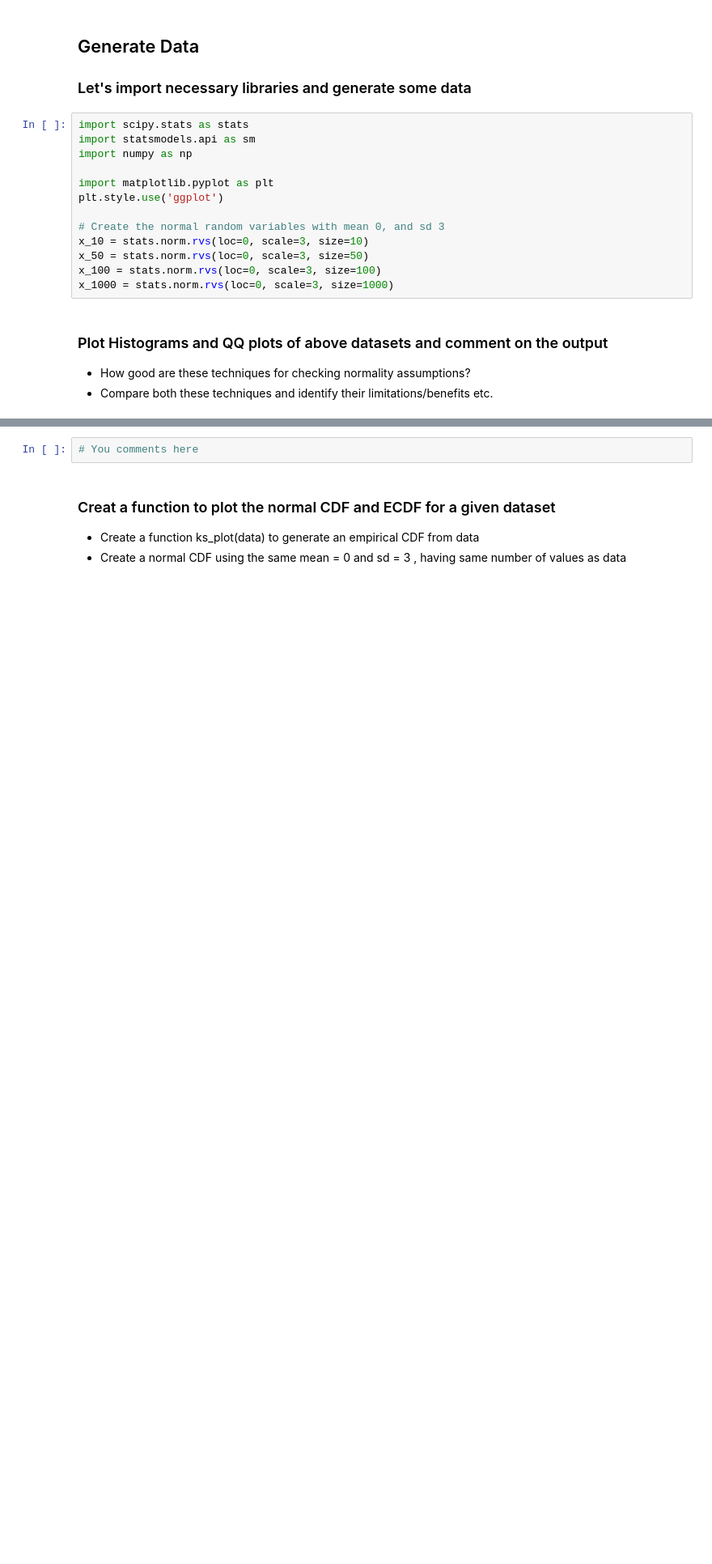
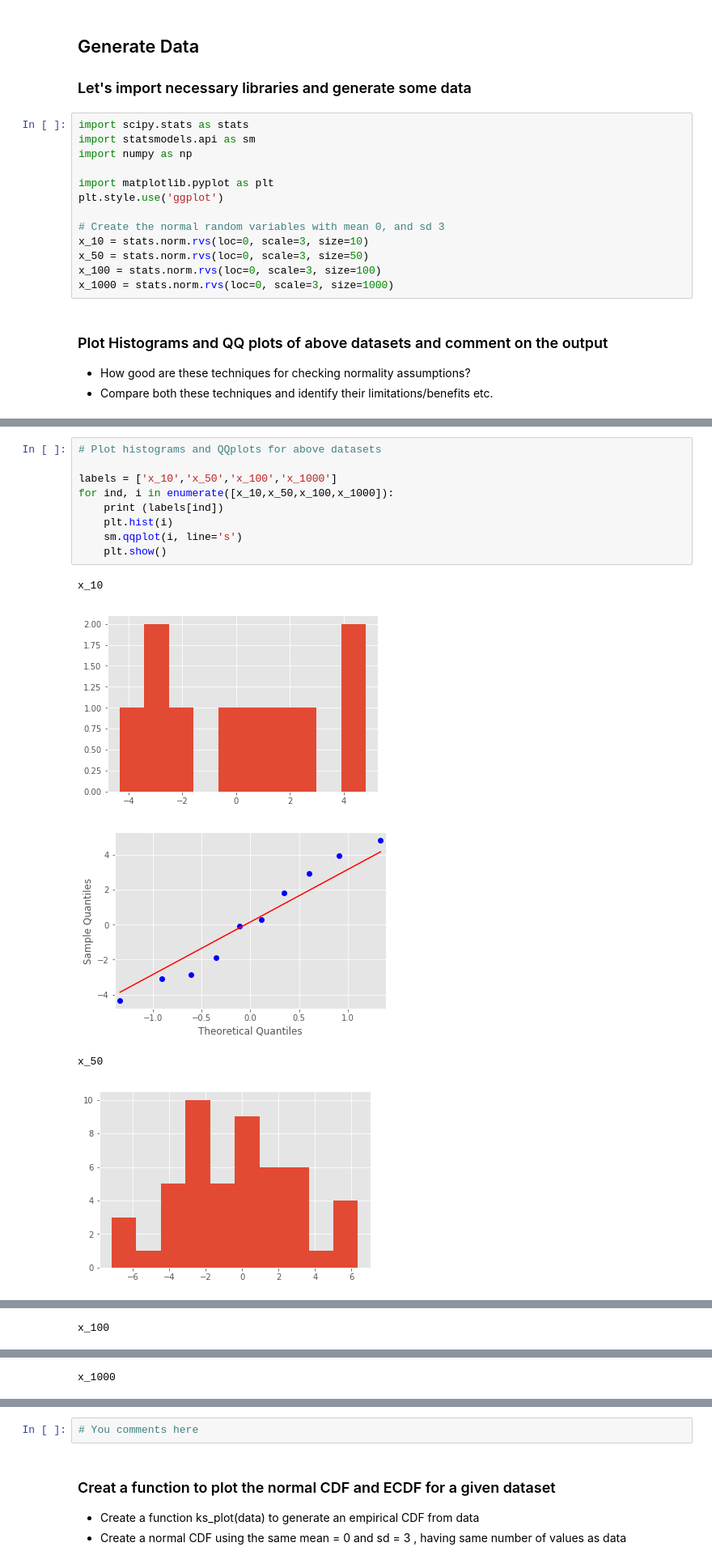
Before and after one commit to AlludedCrabb/dsc-2-23-04-kolmogorov-smirnov-test-lab-seattle-ds-career-040119, a Jupyter notebook: index.ipynb, the cells around one changed output, grey strips where cells are left out. Shown at 81% size. Drawn from its saved outputs; the diff is of its cells as text; blank space fills up the shorter version.

```diff
--- a/index.ipynb
+++ b/index.ipynb
@@ -49,0 +35,15 @@ x_1000
+# %%
+# Plot histograms and QQplots for above datasets
+
+labels = ['x_10','x_50','x_100','x_1000']
+for ind, i in enumerate([x_10,x_50,x_100,x_1000]):
+    print (labels[ind])
+    plt.hist(i)
+    sm.qqplot(i, line='s')
+    plt.show()
+# %% [output]
+x_10
+[figure, added]
+[figure, added]
+x_50
+[figure, added]
@@ -49,0 +51 @@ x_1000
+x_100
@@ -49,0 +54 @@ x_1000
+x_1000
```
Also changed, not shown: parts of 2 cells of this notebook.
